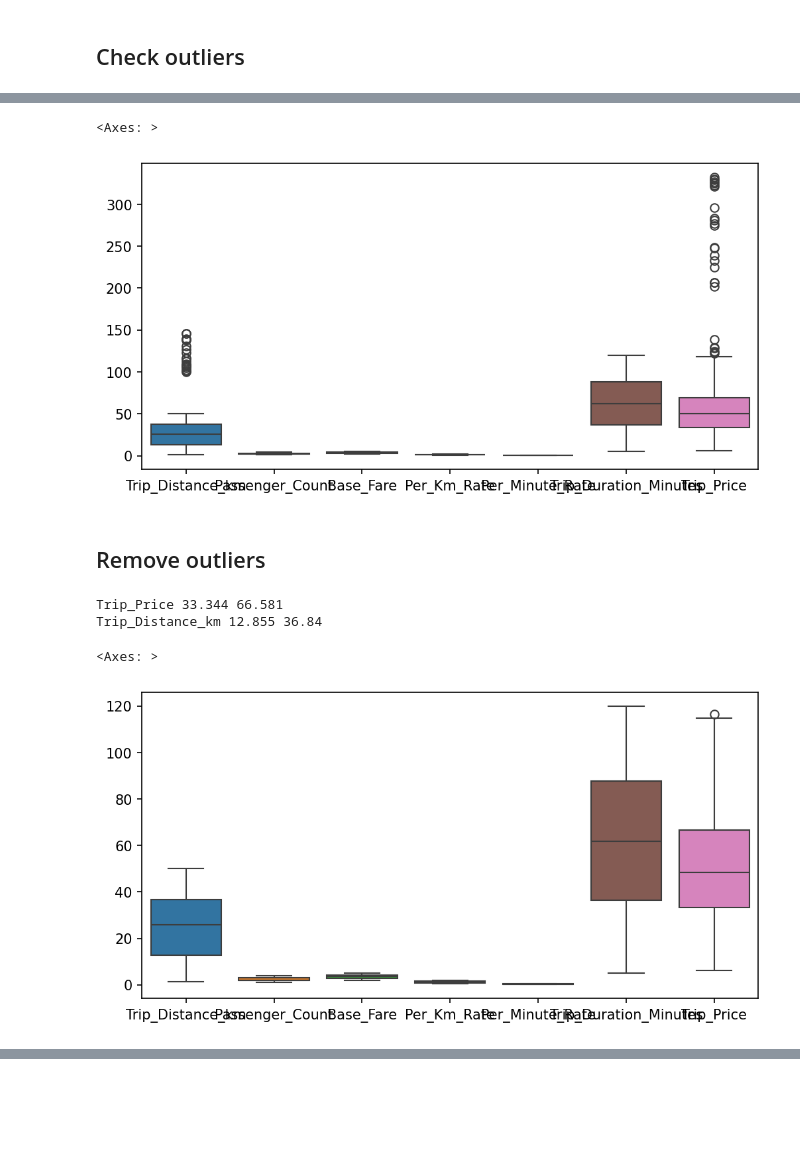
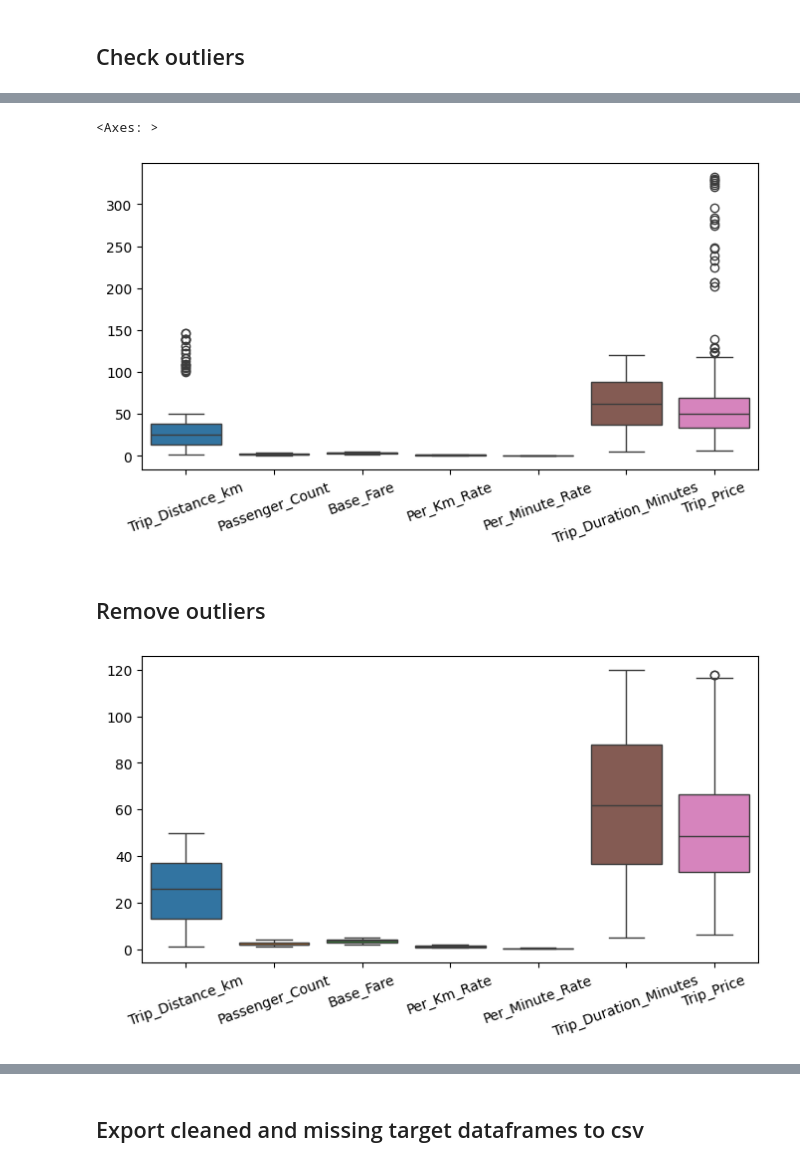
Before and after one commit to ponagr/taxi-prediction-fullstack-pontus, a Jupyter notebook: explorations/final_data_cleaning.ipynb, the cells around one changed output, grey strips where cells are left out. Cells and saved outputs as stored; diff of their text form; code cells hidden in the pictures; blank space fills up the shorter version.

```diff
--- a/explorations/final_data_cleaning.ipynb
+++ b/explorations/final_data_cleaning.ipynb
@@ -84,22 +50,22 @@ df_clean.describe().T - df.describe().T
 # %%
-# # lägger till mean eller median för varje numerisk kolumn beroende på om det finns mycket outliers eller inte
-# col_funcs = {"Trip_Distance_km": "median", "Passenger_Count": "median", "Base_Fare": "mean","Per_Km_Rate": "median", "Per_Minute_Rate": "mean", "Trip_Duration_Minutes": "median"}
-# df_clean = df.copy()
-# # loopar igenom och ändrar nullvärden till mean eller median
-# for col, func in col_funcs.items():
-#     if func == "median":
-#         df_clean[col] = df_clean[col].fillna(df_clean[col].median())
-#     if func == "mean":
-#         df_clean[col] = df_clean[col].fillna(df_clean[col].mean())
+df_clean = df.copy()
 
-# # hämtar ut resterande kolumner som inte är numeriska
-# object_cols = df_clean.select_dtypes(include=["object"]).columns
+# lägger till mean eller median för varje numerisk kolumn beroende på om det finns mycket outliers eller inte
+col_funcs = {"Trip_Distance_km": "median", "Passenger_Count": "median", "Base_Fare": "mean","Per_Km_Rate": "median", "Per_Minute_Rate": "mean", "Trip_Duration_Minutes": "median"}
 
-# # loopar igenom dessa och hämtar ut det mest återkommande värdet för varje kolumn, och fyller i detta värde vid nullvärden
-# for col in object_cols:
-#     mode_value = df_clean[col].mode()[0]
-#     df_clean[col] = df_clean[col].fillna(mode_value)
+# loopar igenom och ändrar nullvärden till mean eller median
+for col, func in col_funcs.items():
+    if func == "median":
+        df_clean[col] = df_clean[col].fillna(df_clean[col].median())
+    if func == "mean":
+        df_clean[col] = df_clean[col].fillna(df_clean[col].mean())
 
+# hämtar ut resterande kolumner som inte är numeriska
+object_cols = df_clean.select_dtypes(include=["object"]).columns
 
-# # df_clean.head()
-# (df_clean.describe().T - df.describe().T)
+# loopar igenom dessa och hämtar ut det mest återkommande värdet för varje kolumn, och fyller i detta värde vid nullvärden
+for col in object_cols:
+    mode_value = df_clean[col].mode()[0]
+    df_clean[col] = df_clean[col].fillna(mode_value)
+
+(df_clean.describe().T - df.describe().T)
@@ -115,11 +83,9 @@ df_clean.head()
 # %%
-df_copy = df_clean.copy()
-
 # spara alla rader där Trip_Price har ett värde, fortsätt rengöra denna
-df_clean = df_copy[df_copy["Trip_Price"].notna()]
+df_clean = df_clean[df_clean["Trip_Price"].notna()]
 
 # spara för senare prediction vid user input efter modellen är färdig
-df_no_price = df_copy[df_copy["Trip_Price"].isna()]
+df_no_price = df_clean[df_clean["Trip_Price"].isna()]
 
 # tog bort 49 rader
-# df_with_price.info()
+df_clean.info()
@@ -252,12 +161,13 @@ sns.boxplot(df)
 # %%
 import seaborn as sns
 import matplotlib.pyplot as plt
 
-plt.subplots(1, figsize=(8,4), dpi=150)
+plt.subplots(1, figsize=(8,4), dpi=100)
+plt.xticks(rotation=20)
 sns.boxplot(df_clean)
 # %% [output]
 <Axes: >
-[figure, old version]
+[figure, new version]
 # %% [markdown]
 ## Remove outliers
 # %%
@@ -270,19 +180,16 @@ for col in ["Trip_Price", "Trip_Distance_km"]:
     lower_bound = Q1 - (1.5 * IQR)
     upper_bound = Q3 + (1.5 * IQR)
 
-    print(col, Q1, Q3)
-    # Behåll bara värden inom [Q1 - 1.5*IQR, Q3 + 1.5*IQR]
     df_clean = df_clean[
         (df_clean[col] >= lower_bound) &
         (df_clean[col] <= upper_bound)
     ]
-plt.subplots(1, figsize=(8,4), dpi=150)
-sns.boxplot(df_clean)
+
+plt.subplots(1, figsize=(8,4), dpi=100)
+plt.xticks(rotation=20)
+sns.boxplot(df_clean);
 # %% [output]
-Trip_Price 33.344 66.581
-Trip_Distance_km 12.855 36.84
-<Axes: >
-[figure, old version]
+[figure, new version]
 # %%
 df_clean.info()
 # %% [output]
@@ -304,3 +211,5 @@ Data columns (total 11 columns):
  10  Trip_Price             925 non-null    float64
 dtypes: float64(7), object(4)
 memory usage: 86.7+ KB
+# %% [markdown]
+## Export cleaned and missing target dataframes to csv
```
Also changed, not shown: parts of 17 cells of this notebook, 4 other files.
